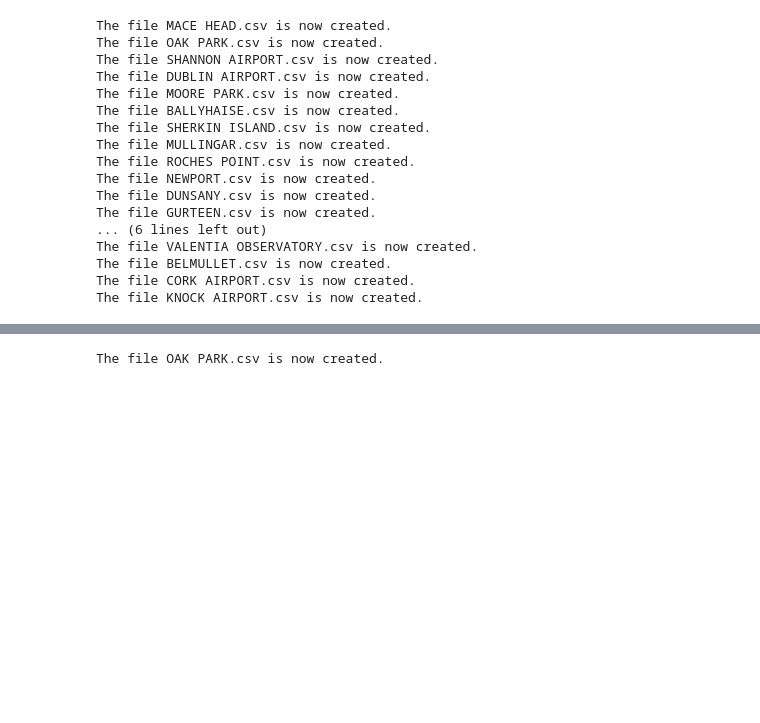
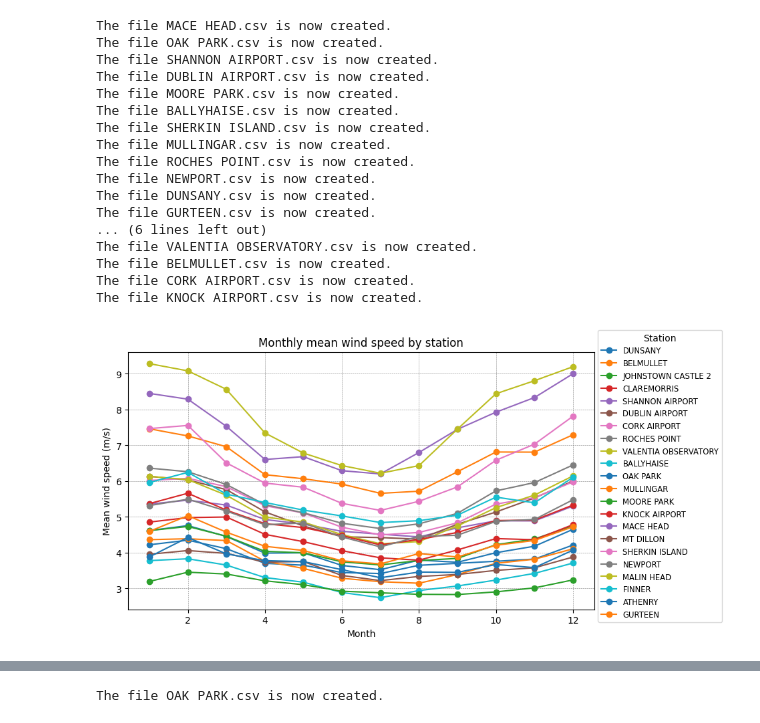
Before and after one commit to quyenphanlyons/programming-for-data-analytics, a Jupyter notebook: project/weather.ipynb, the cells around one changed output, grey strips where cells are left out. Drawn from its saved outputs; the diff is of its cells as text; code cells hidden in the pictures; blank space fills up the shorter version.

Commit message:
plot

```diff
--- a/project/weather.ipynb
+++ b/project/weather.ipynb
@@ -183,3 +193,24 @@ The file VALENTIA OBSERVATORY.csv is now created.
 The file BELMULLET.csv is now created.
 The file CORK AIRPORT.csv is now created.
 The file KNOCK AIRPORT.csv is now created.
+# %%
+DATADIR = Path("stationdata")
+
+plt.figure(figsize=(9, 5))
+for file in DATADIR.glob("*.csv"):
+    df = pd.read_csv(file)
+
+    # Mean wind speed monthly
+    monthly_wdsp = df.groupby("month")["wdsp_ms"].mean()
+
+    # Use the file name (without extension) as the label
+    monthly_wdsp.plot(marker='o', label=file.stem)
+
+plt.xlabel("Month")
+plt.ylabel("Mean wind speed (m/s)")
+plt.title("Monthly mean wind speed by station")
+plt.legend(title="Station", fontsize='small',bbox_to_anchor=(1,1.1))
+plt.grid(color = 'grey', linestyle = '--', linewidth = 0.4)
+plt.show()
+# %% [output]
+[figure, added]
```
Also changed, not shown: parts of 9 cells of this notebook, 22 other files.
